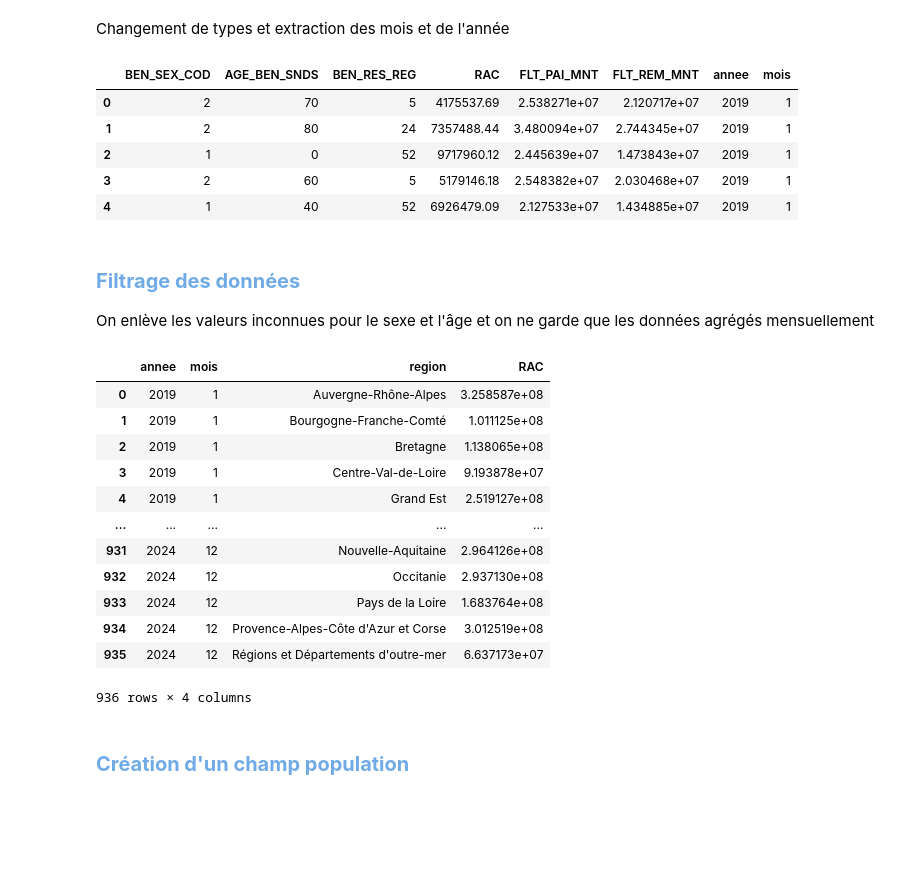
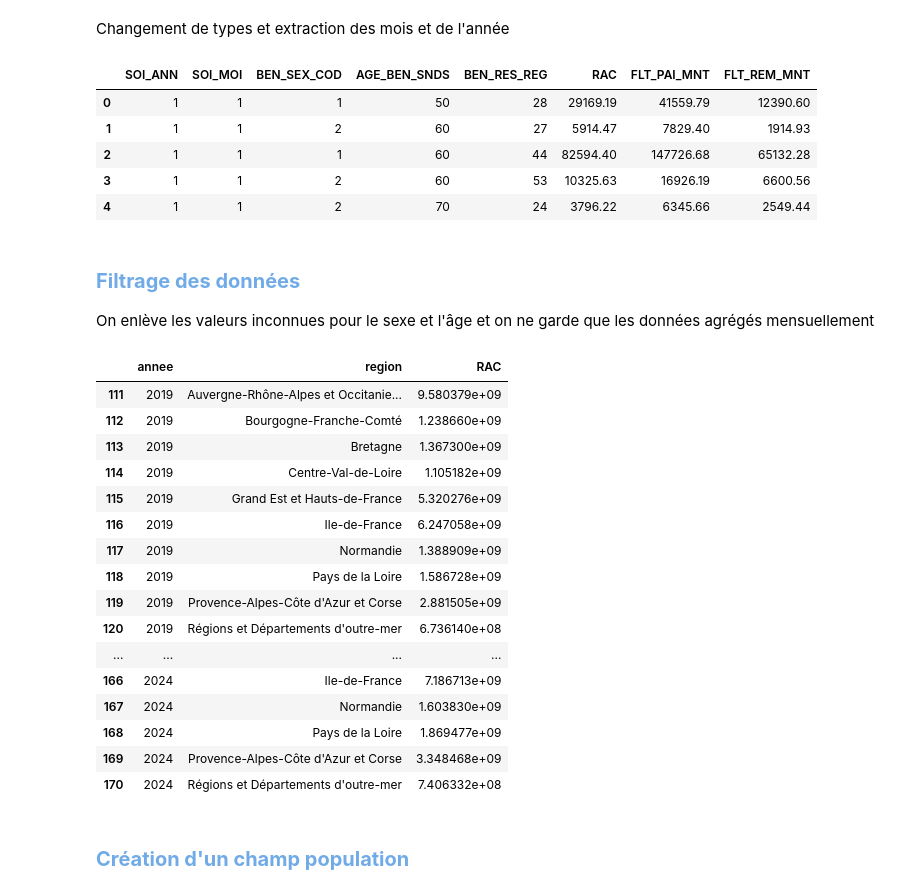
Before and after one commit to YounesOuarhim/Projet-s8, a Jupyter notebook: Notebooks/Sinistrality/notebook sinistrality bis 2.ipynb, the cells around one changed output. Drawn from its saved outputs; the diff is of its cells as text; code cells hidden in the pictures; blank space fills up the shorter version.

```diff
--- a/Notebooks/Sinistrality/notebook sinistrality bis 2.ipynb
+++ b/Notebooks/Sinistrality/notebook sinistrality bis 2.ipynb
@@ -18,15 +18,22 @@ region_mapping = {
     24: "Centre-Val-de-Loire",
     27: "Bourgogne-Franche-Comté",
     28: "Normandie",
-    32: "Hauts-de-France",
-    44: "Grand Est",
+    32: "Grand Est et Hauts-de-France",
+    44: "Grand Est et Hauts-de-France",
     52: "Pays de la Loire",
     53: "Bretagne",
-    75: "Nouvelle-Aquitaine",
-    76: "Occitanie",
-    84: "Auvergne-Rhône-Alpes",
+    75: "Auvergne-Rhône-Alpes et Occitanie et Nouvelle-Aquitaine",
+    76: "Auvergne-Rhône-Alpes et Occitanie et Nouvelle-Aquitaine",
+    84: "Auvergne-Rhône-Alpes et Occitanie et Nouvelle-Aquitaine",
     93: "Provence-Alpes-Côte d'Azur et Corse"
 }
+
+demographie_mapping = {"Occitanie": "Auvergne-Rhône-Alpes et Occitanie et Nouvelle-Aquitaine",
+                       "Nouvelle-Aquitaine": "Auvergne-Rhône-Alpes et Occitanie et Nouvelle-Aquitaine",
+                       "Grand Est": "Grand Est et Hauts-de-France",
+                       "Hauts-de-France": "Grand Est et Hauts-de-France",
+                       "Auvergne-Rhône-Alpes": "Auvergne-Rhône-Alpes et Occitanie et Nouvelle-Aquitaine",
+                       }
 # %% [markdown]
 <h2 style="font-family: Arial, sans-serif; color:rgb(112, 171, 231); font-size: 20px"><b>Importation des librairies nécessaires</b></h2>
 # %%
@@ -44,7 +51,7 @@ warnings.simplefilter('ignore', category=UserWarning)
 # %% [markdown]
 <h2 style="font-family: Arial, sans-serif; color:rgb(112, 171, 231); font-size: 20px"><b>Chargement des données et leurs visualisations</b></h2>
 # %%
-df = pd.read_csv("../../page 3/RAC_nouveau.csv")
+df = pd.read_csv("../../page 3/RAC_nouveau_2.csv")
 # %% [markdown]
 Aperçu des données
 # %%
@@ -60,51 +67,55 @@ df.head()
 Changement de types et extraction des mois et de l'année
 # %%
 df = df.astype({
-    'FLX_ANN_MOI': 'str',
     'AGE_BEN_SNDS': 'int32',
     'BEN_SEX_COD': 'int32',
-    'BEN_RES_REG': 'int32'
+    'BEN_RES_REG': 'int32',
+    'SOI_ANN': 'int32',
+    'SOI_MOI': 'int32'
 })
-df['annee'] = df['FLX_ANN_MOI'].str[: 4].astype('int32')
-df['mois'] = df['FLX_ANN_MOI'].str[4: 6].astype('int32')
-df.drop(columns=['FLX_ANN_MOI'], inplace=True)
 df.head()
 # %% [output]
-|  | BEN_SEX_COD | AGE_BEN_SNDS | BEN_RES_REG | RAC | FLT_PAI_MNT | FLT_REM_MNT | annee | mois |
-| 0 | 2 | 70 | 5 | 4175537.69 | 2.538271e+07 | 2.120717e+07 | 2019 | 1 |
-| 1 | 2 | 80 | 24 | 7357488.44 | 3.480094e+07 | 2.744345e+07 | 2019 | 1 |
-| 2 | 1 | 0 | 52 | 9717960.12 | 2.445639e+07 | 1.473843e+07 | 2019 | 1 |
-| 3 | 2 | 60 | 5 | 5179146.18 | 2.548382e+07 | 2.030468e+07 | 2019 | 1 |
-| 4 | 1 | 40 | 52 | 6926479.09 | 2.127533e+07 | 1.434885e+07 | 2019 | 1 |
+|  | SOI_ANN | SOI_MOI | BEN_SEX_COD | AGE_BEN_SNDS | BEN_RES_REG | RAC | FLT_PAI_MNT | FLT_REM_MNT |
+| 0 | 1 | 1 | 1 | 50 | 28 | 29169.19 | 41559.79 | 12390.60 |
+| 1 | 1 | 1 | 2 | 60 | 27 | 5914.47 | 7829.40 | 1914.93 |
+| 2 | 1 | 1 | 1 | 60 | 44 | 82594.40 | 147726.68 | 65132.28 |
+| 3 | 1 | 1 | 2 | 60 | 53 | 10325.63 | 16926.19 | 6600.56 |
+| 4 | 1 | 1 | 2 | 70 | 24 | 3796.22 | 6345.66 | 2549.44 |
 # %% [markdown]
 <h2 style="font-family: Arial, sans-serif; color:rgb(112, 171, 231); font-size: 20px"><b>Filtrage des données</b></h2>
 
 On enlève les valeurs inconnues pour le sexe et l'âge et on ne garde que les données agrégés mensuellement
 # %%
 
-df.rename(columns = {'AGE_BEN_SNDS': 'age', 'BEN_RES_REG': 'region', 'BEN_SEX_COD': 'sexe', 'FLT_PAI_MNT': 'PAI', 'FLT_REM_MNT': 'REM'}, inplace = True)
+df.rename(columns = {'SOI_ANN':'annee', 'SOI_MOI':'mois','AGE_BEN_SNDS': 'age', 'BEN_RES_REG': 'region', 'BEN_SEX_COD': 'sexe', 'FLT_PAI_MNT': 'PAI', 'FLT_REM_MNT': 'REM'}, inplace = True)
 
 df['region'] = df['region'].map(region_mapping)
 
-df_grouped = df.drop(columns = ['PAI', 'REM', 'age', 'sexe']).groupby(by = ['annee', 'mois',  'region']).sum()
+df_grouped = df.drop(columns = ['PAI', 'REM', 'age', 'mois', 'sexe']).groupby(by = ['annee',  'region']).sum()
 
 df_grouped.reset_index(inplace=True)
 
+df_grouped = df_grouped[df_grouped['annee'] >= 2019]
+
 df_grouped
 # %% [output]
-|  | annee | mois | region | RAC |
-| 0 | 2019 | 1 | Auvergne-Rhône-Alpes | 3.258587e+08 |
-| 1 | 2019 | 1 | Bourgogne-Franche-Comté | 1.011125e+08 |
-| 2 | 2019 | 1 | Bretagne | 1.138065e+08 |
-| 3 | 2019 | 1 | Centre-Val-de-Loire | 9.193878e+07 |
-| 4 | 2019 | 1 | Grand Est | 2.519127e+08 |
-| ... | ... | ... | ... | ... |
-| 931 | 2024 | 12 | Nouvelle-Aquitaine | 2.964126e+08 |
-| 932 | 2024 | 12 | Occitanie | 2.937130e+08 |
-| 933 | 2024 | 12 | Pays de la Loire | 1.683764e+08 |
-| 934 | 2024 | 12 | Provence-Alpes-Côte d'Azur et Corse | 3.012519e+08 |
-| 935 | 2024 | 12 | Régions et Départements d'outre-mer | 6.637173e+07 |
+|  | annee | region | RAC |
+| 111 | 2019 | Auvergne-Rhône-Alpes et Occitanie... | 9.580379e+09 |
+| 112 | 2019 | Bourgogne-Franche-Comté | 1.238660e+09 |
+| 113 | 2019 | Bretagne | 1.367300e+09 |
+| 114 | 2019 | Centre-Val-de-Loire | 1.105182e+09 |
+| 115 | 2019 | Grand Est et Hauts-de-France | 5.320276e+09 |
+| 116 | 2019 | Ile-de-France | 6.247058e+09 |
+| 117 | 2019 | Normandie | 1.388909e+09 |
+| 118 | 2019 | Pays de la Loire | 1.586728e+09 |
+| 119 | 2019 | Provence-Alpes-Côte d'Azur et Corse | 2.881505e+09 |
+| 120 | 2019 | Régions et Départements d'outre-mer | 6.736140e+08 |
+| ... | ... | ... | ... |
+| 166 | 2024 | Ile-de-France | 7.186713e+09 |
+| 167 | 2024 | Normandie | 1.603830e+09 |
+| 168 | 2024 | Pays de la Loire | 1.869477e+09 |
+| 169 | 2024 | Provence-Alpes-Côte d'Azur et Corse | 3.348468e+09 |
+| 170 | 2024 | Régions et Départements d'outre-mer | 7.406332e+08 |
-936 rows × 4 columns
 # %% [markdown]
 <h2 style="font-family: Arial, sans-serif; color:rgb(112, 171, 231); font-size: 20px"><b>Création d'un champ population</b></h2>
 # %% [raw]
```
Also changed, not shown: parts of 18 cells of this notebook, 34 other files.
